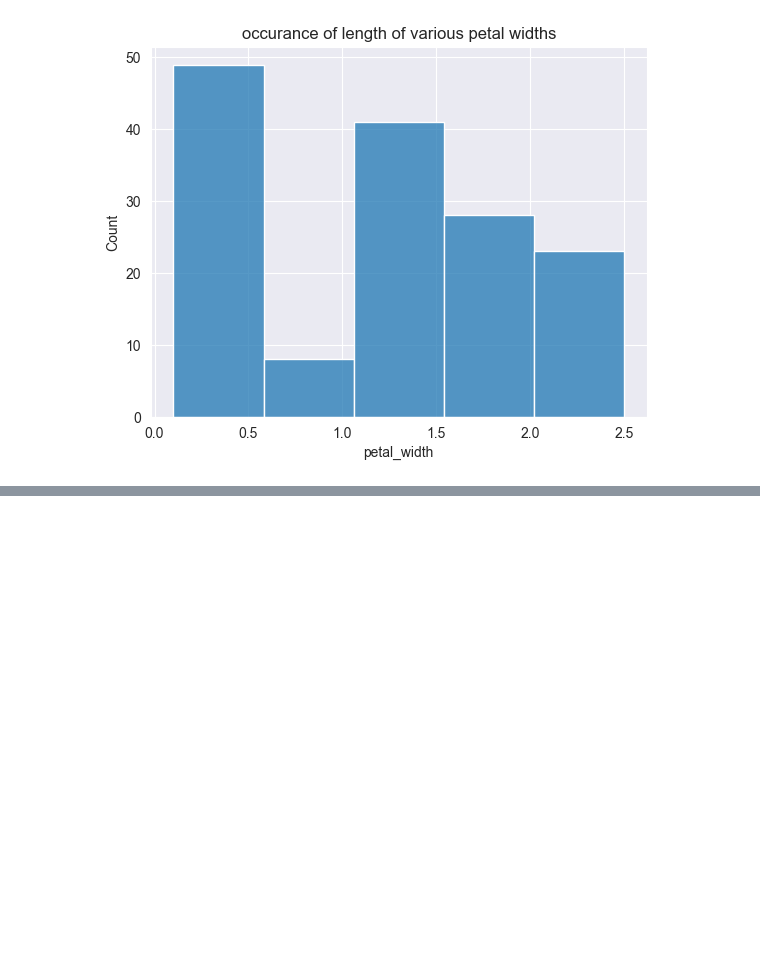
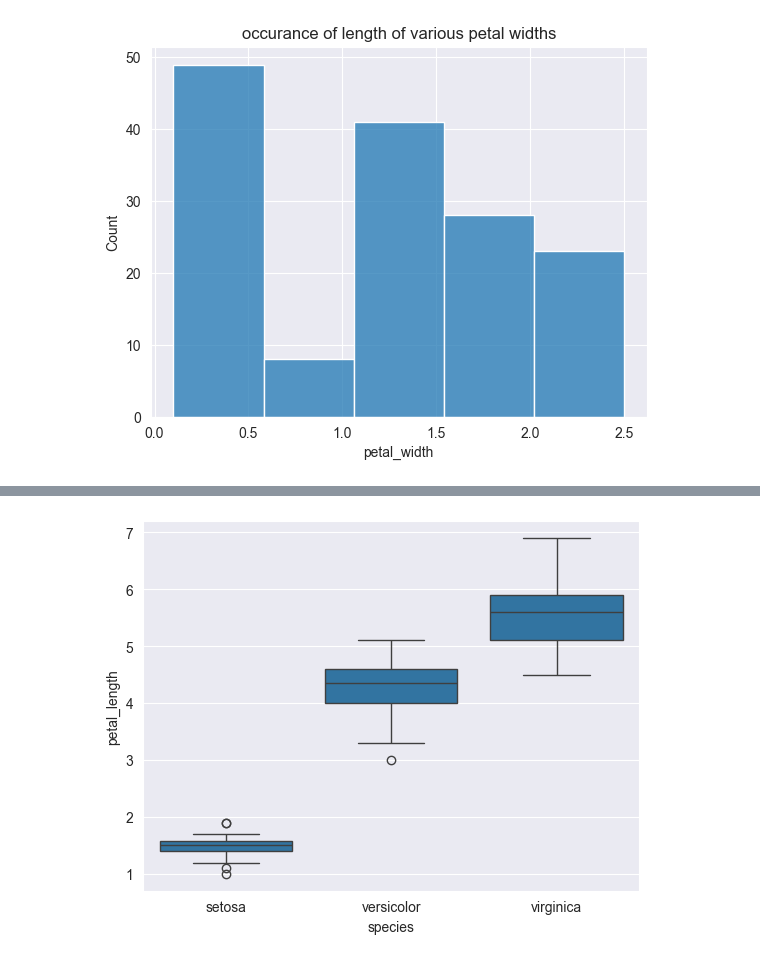
Before and after one commit to MLN142/Iris_flower_classification, a Jupyter notebook: IRIS.ipynb, the cells around one changed output, grey strips where cells are left out. Cells and saved outputs as stored; diff of their text form; code cells hidden in the pictures; blank space fills up the shorter version.

```diff
--- a/IRIS.ipynb
+++ b/IRIS.ipynb
@@ -119,0 +132,4 @@ Text(0.5, 1.0, 'occurance of length of various petal widths')
+# %%
+ax=sns.boxplot(data=df,x="species",y="petal_length")
+# %% [output]
+[figure, added]
```
Also changed, not shown: parts of 4 cells of this notebook.
